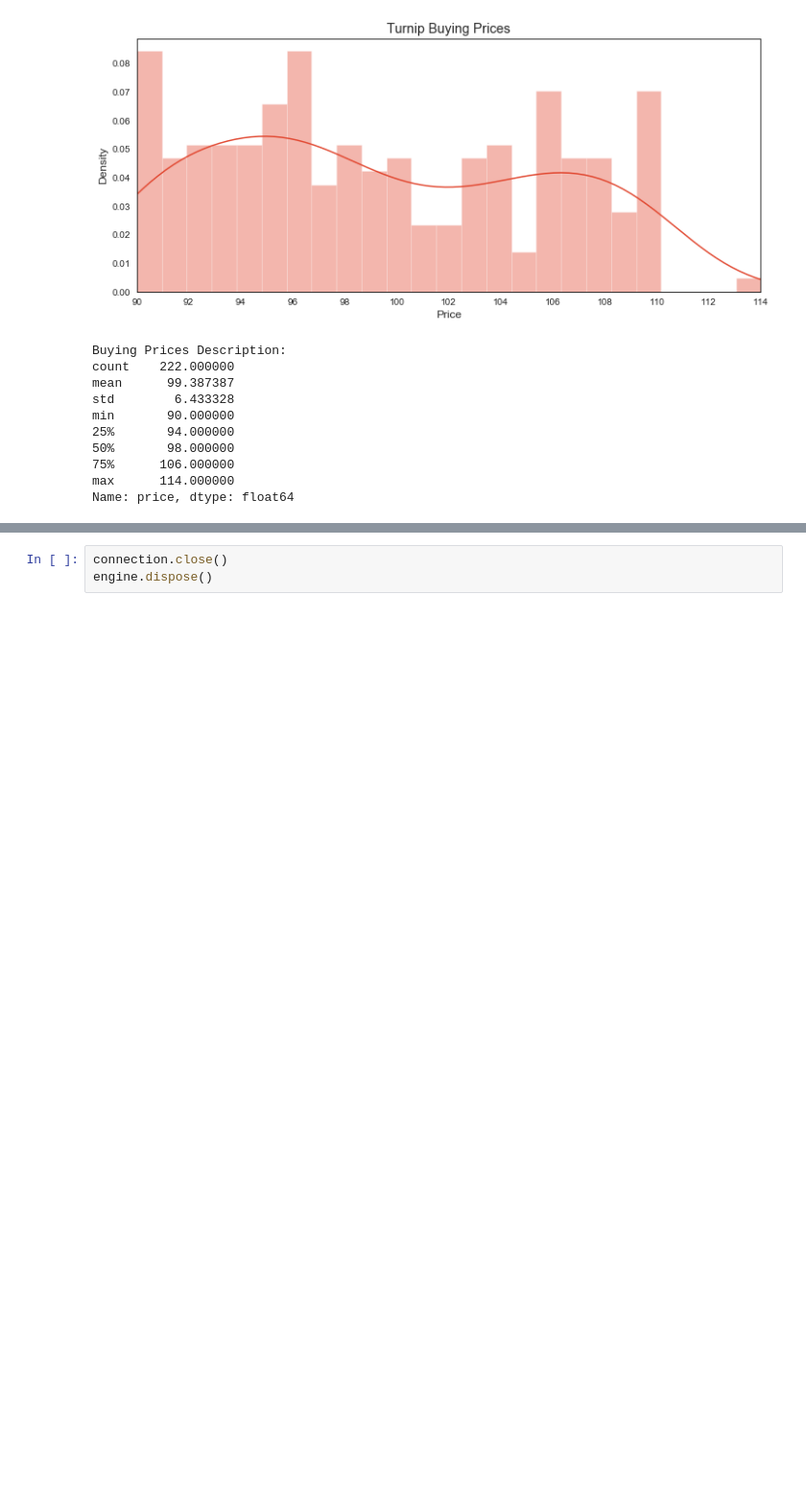
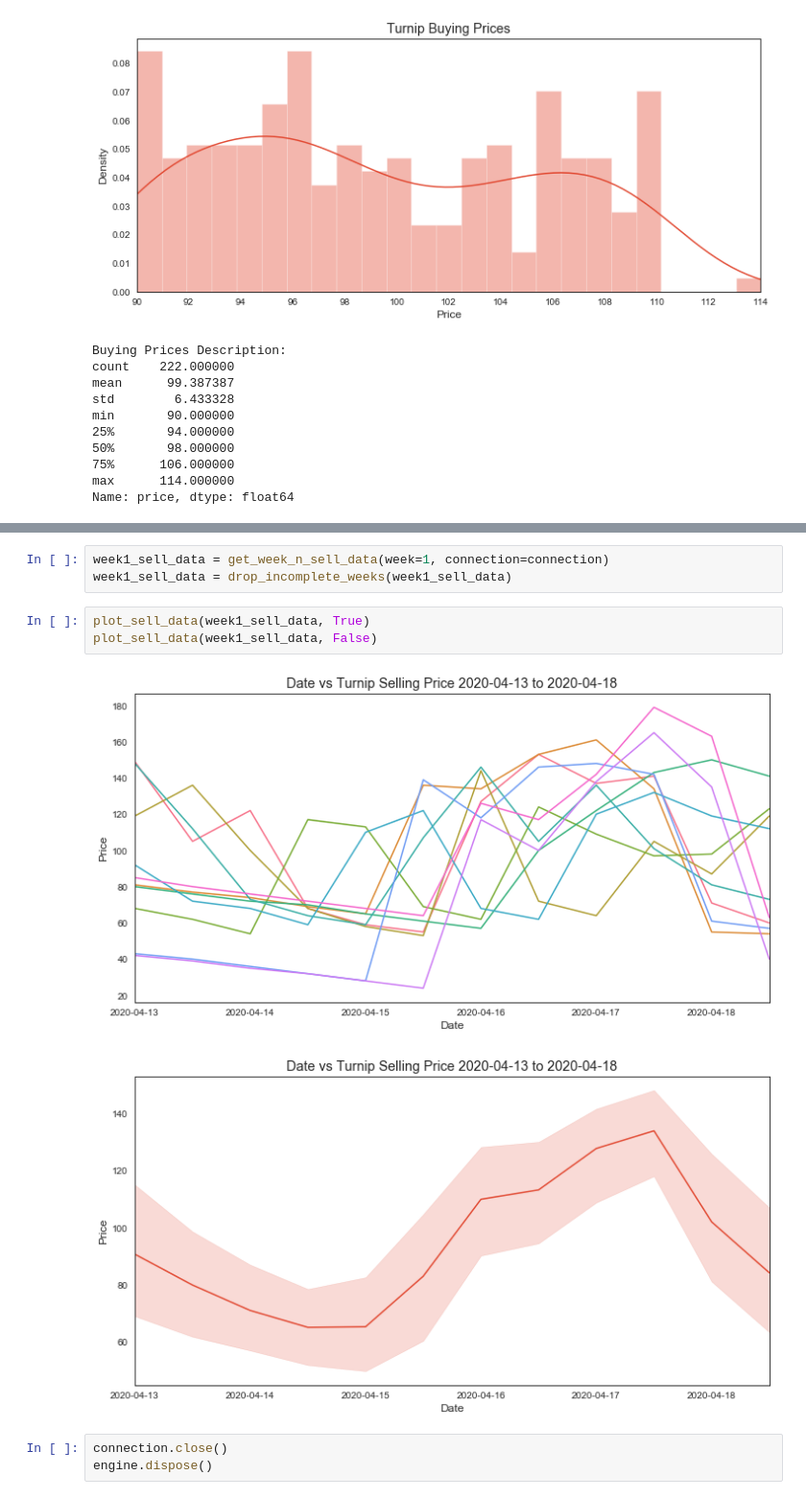
Before and after one commit to ys-lin14/acnh-clustering, a Jupyter notebook: data_exploration.ipynb, the cells around one changed output, grey strips where cells are left out. Shown: that part at 96% size. Drawn from its saved outputs; the diff is of its cells as text; blank space fills up the shorter version.

```diff
--- a/data_exploration.ipynb
+++ b/data_exploration.ipynb
@@ -187,3 +218,12 @@ plt.show()
+# %%
+week1_sell_data = get_week_n_sell_data(week=1, connection=connection)
+week1_sell_data = drop_incomplete_weeks(week1_sell_data)
+# %%
+plot_sell_data(week1_sell_data, True)
+plot_sell_data(week1_sell_data, False)
+# %% [output]
+[figure, added]
+[figure, added]
 # %%
 connection.close()
 engine.dispose()
```
Also changed, not shown: parts of 6 cells of this notebook.
